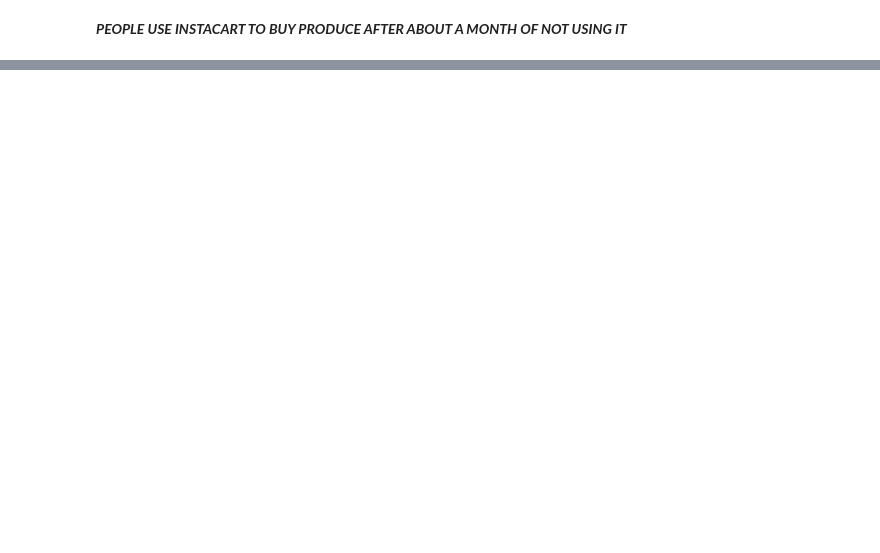
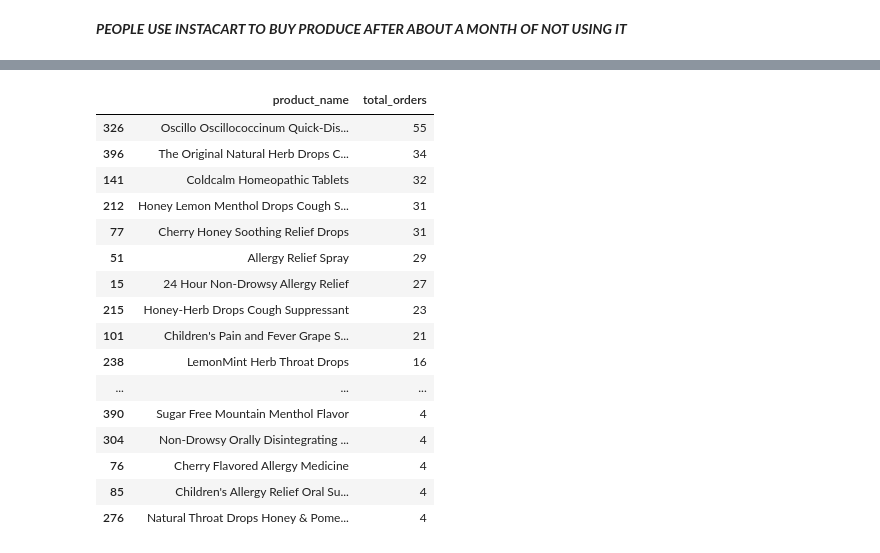
Before and after one commit to PorfirioTavira/comp541Proj, a Jupyter notebook: 541_Project.ipynb, the cells around one changed output, grey strips where cells are left out. Drawn from its saved outputs; the diff is of its cells as text; code cells hidden in the pictures; blank space fills up the shorter version.

```diff
--- a/541_Project.ipynb
+++ b/541_Project.ipynb
@@ -291,0 +304,33 @@ display(df_top_100_old_orders)
+# %%
+#Get top 100 products ordered from aisle_id 11
+df_top_100_aisle_11 = df_products[df_products['aisle_id'] == 11].merge(
+    df_order_products_train[['order_id', 'product_id']], on='product_id', how='left'
+)
+#Grouping by product name and counting the number of orders
+df_top_100_aisle_11 = df_top_100_aisle_11.groupby('product_name').agg({'order_id': 'count'}).reset_index()
+#Creating new DF to store the top 10 products
+df_top_100_aisle_11 = df_top_100_aisle_11.sort_values(by='order_id', ascending=False).head(100)
+#Renaming the columns
+df_top_100_aisle_11.rename(columns={'order_id': 'total_orders'}, inplace=True)
+#Sorting the dataframe by total orders in descending order
+df_top_100_aisle_11 = df_top_100_aisle_11.sort_values(by='total_orders', ascending=False)
+#Display the resulting DataFrame
+display(df_top_100_aisle_11)
+# %% [output]
+|  | product_name | total_orders |
+| 326 | Oscillo Oscillococcinum Quick-Dis... | 55 |
+| 396 | The Original Natural Herb Drops C... | 34 |
+| 141 | Coldcalm Homeopathic Tablets | 32 |
+| 212 | Honey Lemon Menthol Drops Cough S... | 31 |
+| 77 | Cherry Honey Soothing Relief Drops | 31 |
+| 51 | Allergy Relief Spray | 29 |
+| 15 | 24 Hour Non-Drowsy Allergy Relief | 27 |
+| 215 | Honey-Herb Drops Cough Suppressant | 23 |
+| 101 | Children's Pain and Fever Grape S... | 21 |
+| 238 | LemonMint Herb Throat Drops | 16 |
+| ... | ... | ... |
+| 390 | Sugar Free Mountain Menthol Flavor | 4 |
+| 304 | Non-Drowsy Orally Disintegrating ... | 4 |
+| 76 | Cherry Flavored Allergy Medicine | 4 |
+| 85 | Children's Allergy Relief Oral Su... | 4 |
+| 276 | Natural Throat Drops Honey & Pome... | 4 |
```
Also changed, not shown: parts of 11 cells of this notebook.
